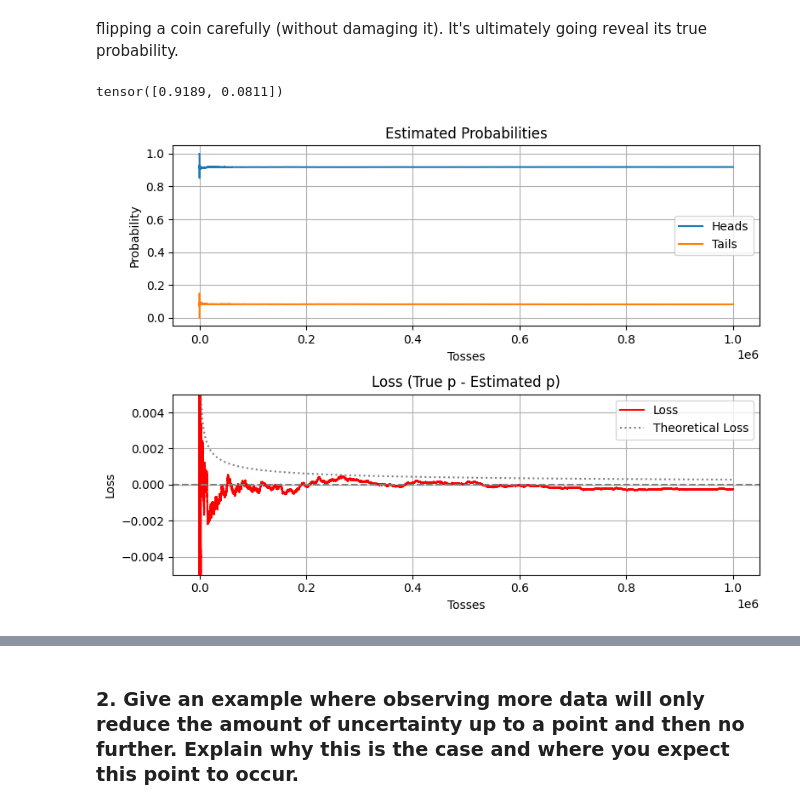
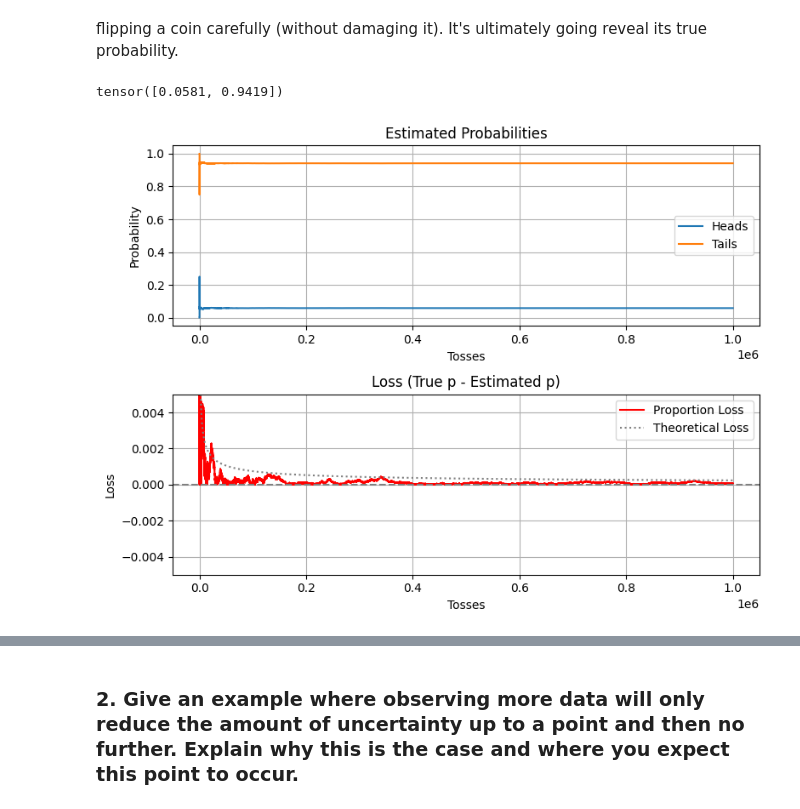
Before and after one commit to yegeniy/d2l-book, a Jupyter notebook: chapter_preliminaries/probability.ipynb, the cells around one changed output, grey strips where cells are left out. Cells and saved outputs as stored; diff of their text form; code cells hidden in the pictures.

```diff
--- a/chapter_preliminaries/probability.ipynb
+++ b/chapter_preliminaries/probability.ipynb
@@ -1076,8 +1077,11 @@ import matplotlib.pyplot as plt
 from torch.distributions.multinomial import Multinomial
 # %%
 r = torch.rand(1).item()
-p = torch.tensor([r, 1-r])
+p = torch.tensor([r, 1-r]) # probabilities
 # p = torch.tensor([0.5, 0.5])
+n = 1_000_000
+outcomes = Multinomial(1, p).sample((n,))
+
 p
 # %% [output]
-tensor([0.9189, 0.0811])
+tensor([0.0581, 0.9419])
@@ -1090,28 +1088,44 @@ freq_estimate = cumulative_counts / (cumulative_counts.sum(dim=1, keepdims=True)
 # %%
 # Create a figure with a 2x1 grid of subplots
 fig, axs = plt.subplots(2, 1, figsize=(8, 6))
 
+cumul = outcomes.cumsum(dim=0)
+prop_estimate = cumul / (cumul.sum(dim=1, keepdims=True) + 1e-8)
 pic = axs[0]
-pic.plot(freq_estimate[:, 0].numpy(), label='Heads')
-pic.plot(freq_estimate[:, 1].numpy(), label='Tails')
+pic.plot(prop_estimate[:, 0], label='Heads')
+pic.plot(prop_estimate[:, 1], label='Tails')
 pic.set_xlabel('Tosses'); pic.set_ylabel('Probability'); pic.legend(); pic.grid(True)
 pic.set_title('Estimated Probabilities')
 
-loss = torch.abs(r-freq_estimate[:, 0])
+loss = torch.abs(prop_estimate[:, 0] - r)
 tosses = np.arange(1, n+1)
 loss_guide = np.sqrt(r*(1-r))/np.sqrt(tosses)
 pic = axs[1]
-pic.plot(loss.numpy()-loss_guide, label="Loss", color='red')
+pic.plot(loss, label="Proportion Loss", color='red')
 pic.plot(tosses, loss_guide, label="Theoretical Loss", color='gray', linestyle='dotted')
 pic.axhline(y=0, color='gray', linestyle='dashed')
+
+# Calculate Bayesian loss
+# Assuming estimated_p_bayesian is available from a previous cell's execution
+# If not, this line will cause an error.
+# To be safe, I'll compute it here based on cumulative counts and a uniform prior
+a_pri = b_pri = 1.0
+a_pst = a_pri + cumul[:, 0]
+b_pst = b_pri + cumul[:, 1]
+bayes_est
+estimated_p_bayesian = (alpha_prior + cumul[:, 0]) / (alpha_prior + cumul[:, 0] + beta_prior + cumul[:, 1])
+bayesian_loss = torch.abs(r - estimated_p_bayesian)
+pic.plot(bayesian_loss.numpy(), label="Bayesian Loss", color='green', linestyle='dashed')
+
+
 pic.set_ylim(-.005, 0.005)
 pic.set_xlabel('Tosses'); pic.set_ylabel('Loss'); pic.legend(); pic.grid(True)
 pic.set_title('Loss (True p - Estimated p)')
 
 plt.tight_layout()
 plt.show()
 # %% [output]
-[figure, old version]
+[figure, new version]
 # %%
 import torch
 import matplotlib.pyplot as plt
```
Also changed, not shown: parts of 3 cells of this notebook.
